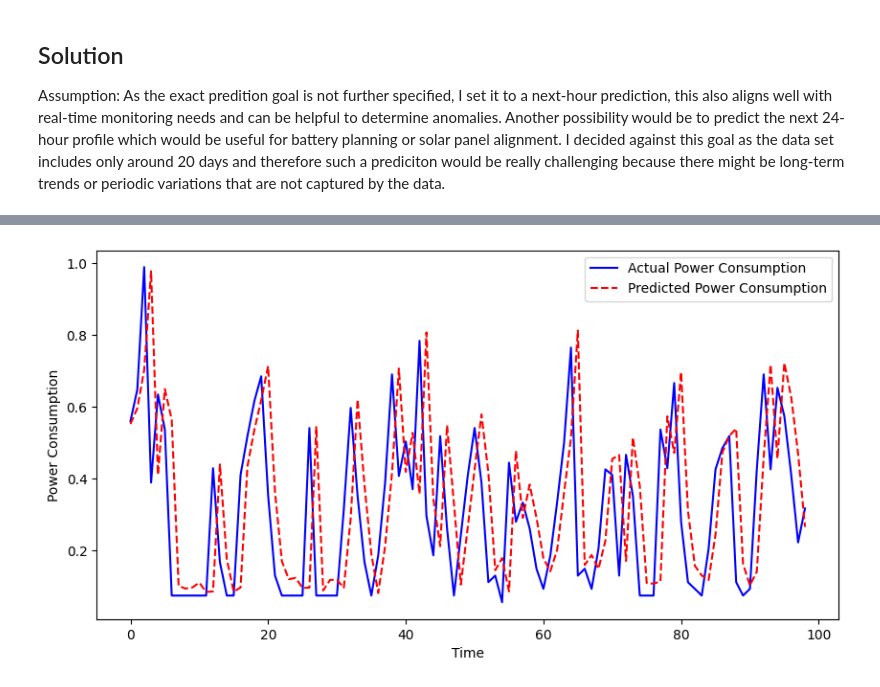
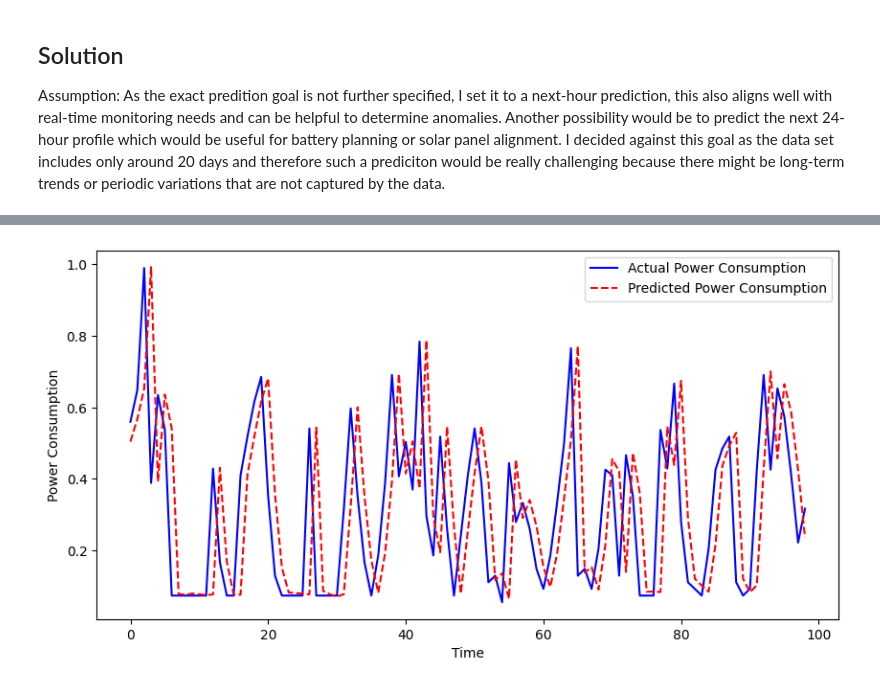
Before and after one commit to Wightwar/vs_challenge, a Jupyter notebook: vs_challenge.ipynb, the cells around one changed output, grey strips where cells are left out. Drawn from its saved outputs; the diff is of its cells as text; code cells hidden in the pictures.

```diff
--- a/vs_challenge.ipynb
+++ b/vs_challenge.ipynb
@@ -132,6 +145,6 @@ baseline_model = Sequential([
 baseline_model.compile(optimizer="adam", loss='mse', metrics=["mae"])
 
 baseline_history = baseline_model.fit(x_train, y_train_baseline,
-                                      epochs=500, batch_size=16,
+                                      epochs=250, batch_size=16,
                                       validation_data=(x_test, y_test_baseline),
                                       callbacks=[stop_training],  verbose=1)
@@ -143,7 +175,7 @@ y_baseline_pred_rescaled = scaler.inverse_transform(np.column_stack([y_baseline_
 
 plt.figure(figsize=(10,5))
 plt.plot(y_test_rescaled, label="Actual Power Consumption", color="blue")
-plt.plot(y_pred_rescaled, label="Predicted Power Consumption", color="red", linestyle="dashed")
+plt.plot(y_baseline_pred_rescaled, label="Predicted Power Consumption", color="red", linestyle="dashed")
 plt.xlabel("Time")
 plt.ylabel("Power Consumption")
 plt.legend()
@@ -153,4 +185,4 @@ plt.show()
-[figure, old version]
+[figure, new version]
 # %%
 training_loss = history.history['loss']
 validation_loss = history.history['val_loss']
```
Also changed, not shown: parts of 8 cells of this notebook.
